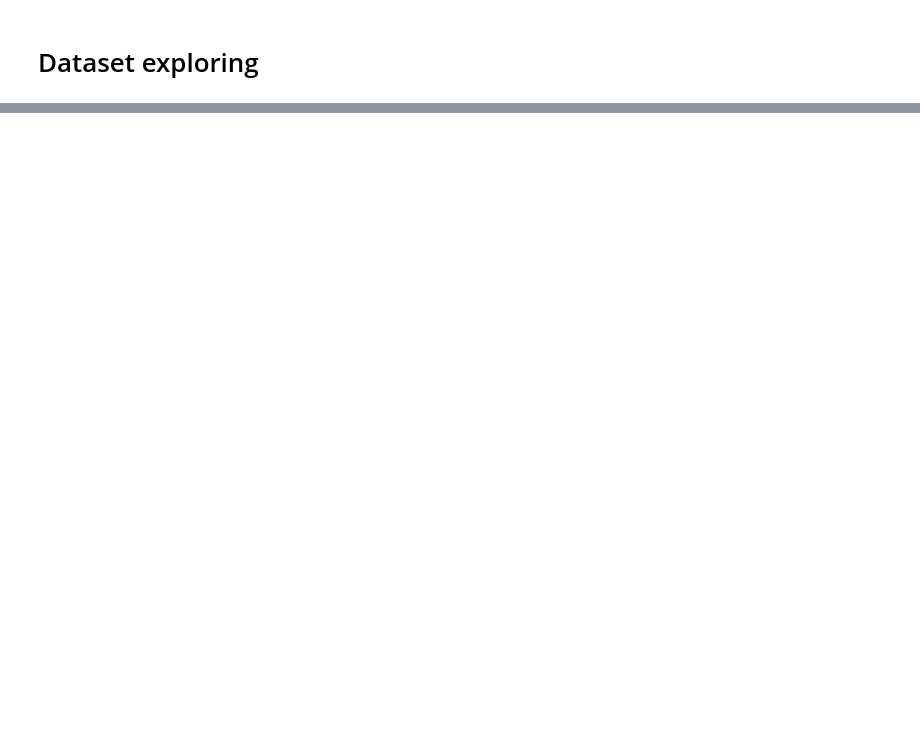
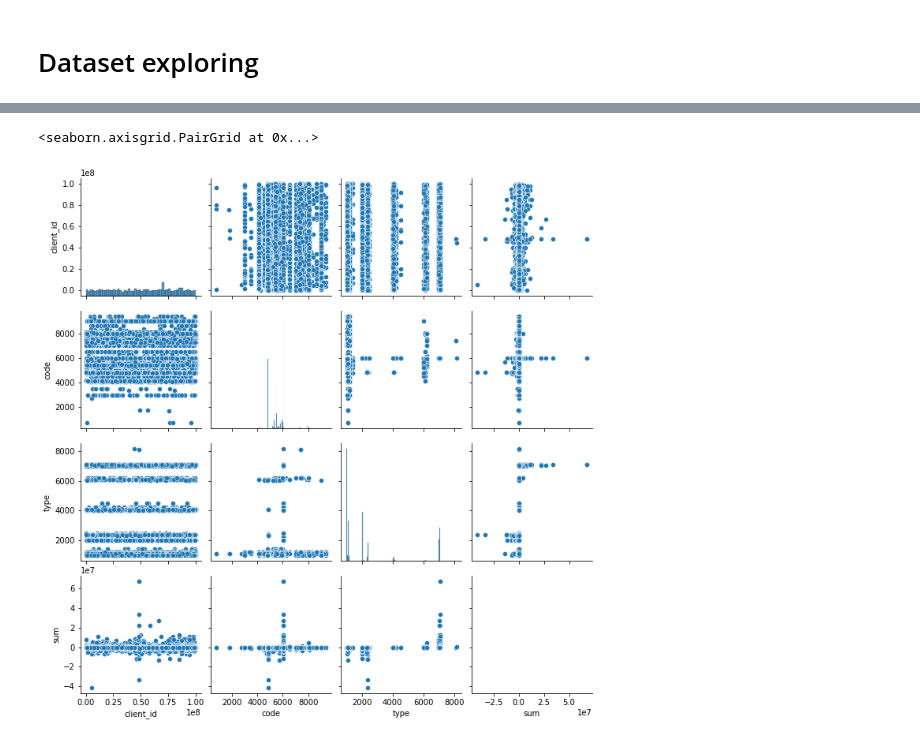
Before and after one commit to talghatovich/Assignment_IRDM_AAA, a Jupyter notebook: Assignment_4_5.ipynb, the cells around one changed output, grey strips where cells are left out. Cells and saved outputs as stored; diff of their text form; code cells hidden in the pictures; blank space fills up the shorter version.

```diff
--- a/Assignment_4_5.ipynb
+++ b/Assignment_4_5.ipynb
@@ -31,0 +152,5 @@ types.describe()
+# %%
+sns.pairplot(transactions)
+# %% [output]
+<seaborn.axisgrid.PairGrid at 0x...>
+[figure, added]
```
Also changed, not shown: parts of 44 cells of this notebook.
